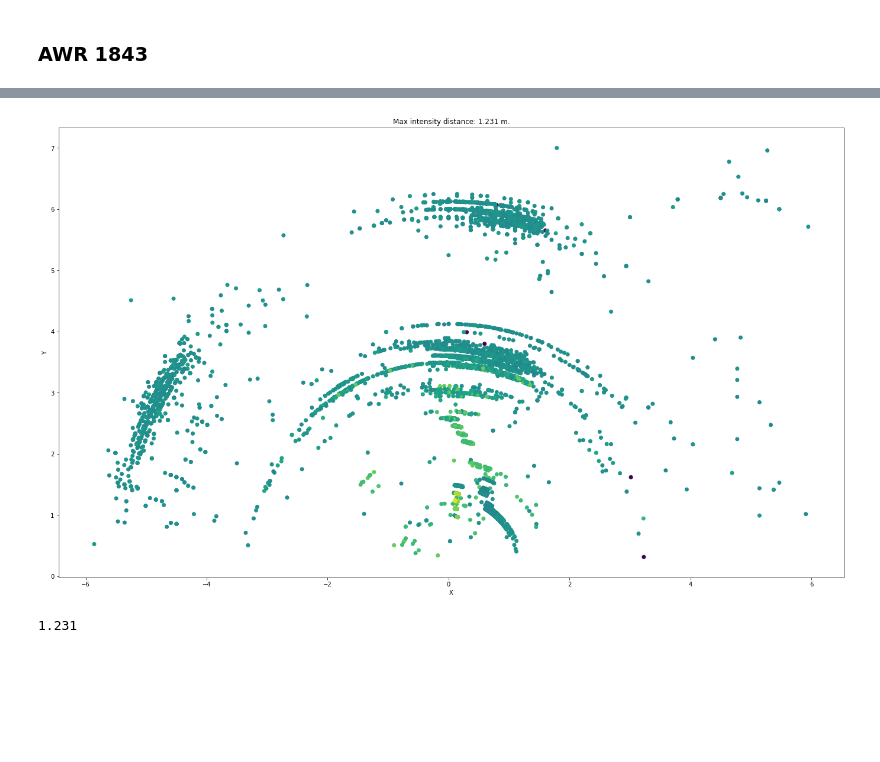
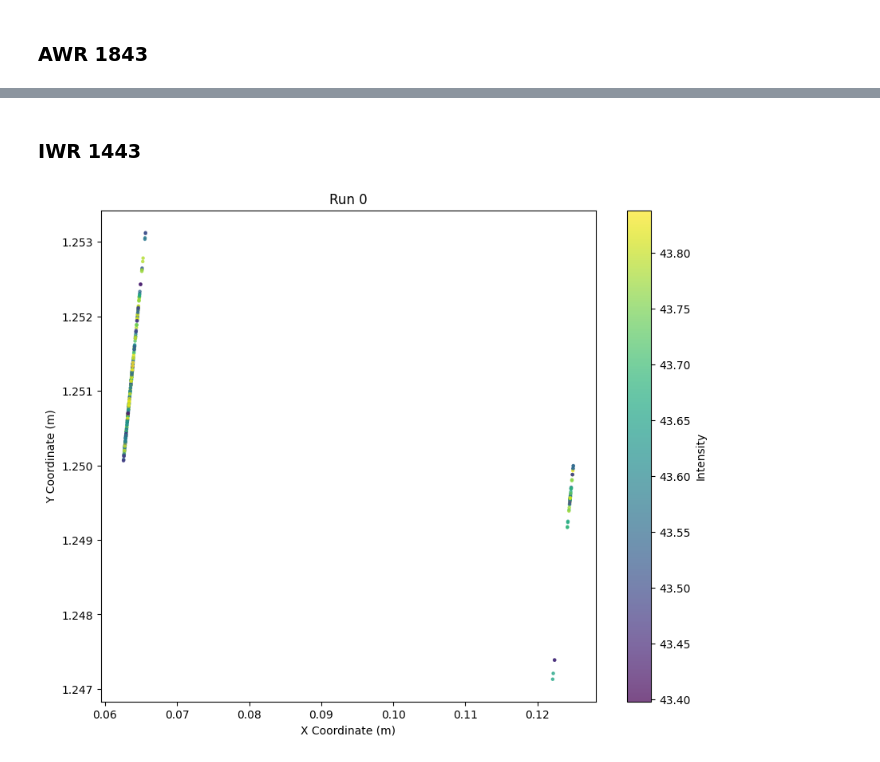
Before and after one commit to arpg/radar-water-monitoring, a Jupyter notebook: plot.ipynb, the cells around one changed output, grey strips where cells are left out. Cells and saved outputs as stored; diff of their text form; code cells hidden in the pictures; blank space fills up the shorter version.

Commit message:
Fix error plots

```diff
--- a/plot.ipynb
+++ b/plot.ipynb
@@ -79,10 +90,7 @@ plot.radar_measurements(dates, y_values)
+# %% [markdown]
+### IWR 1443
 # %%
-utils.plot_1843(
-    x1843, y1843, z1843, ang1843, int1843, rng1843, dop1843,
-    y_limit=7, x_limit=6, y_threshold=0.3,
-    int_threshold=50, int_threshold_percent=True
-)
+plot.points(iwr1443_filtered, run_index=0)
 # %% [output]
-[figure, old version]
+[figure, new version]
-1.231
 # %%
```
Also changed, not shown: parts of 24 cells of this notebook, 2 other files.
